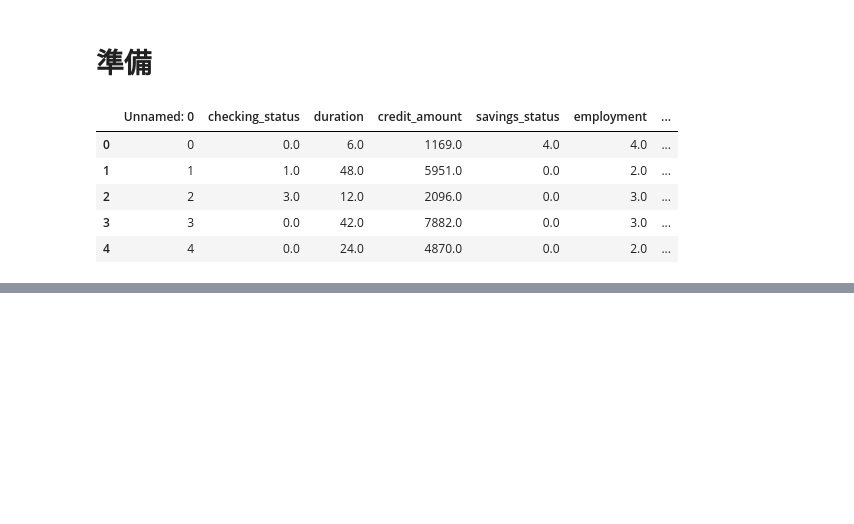
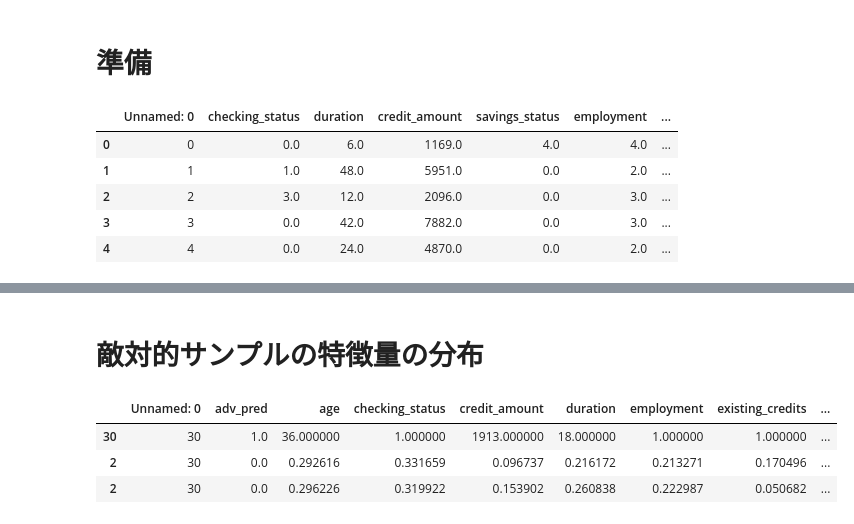
Before and after one commit to ShotaArima/lowprofool_x86, a Jupyter notebook: src/research.ipynb, the cells around one changed output, grey strips where cells are left out. Saved outputs shown, nothing was run; the diff lists cells and outputs as text; code cells hidden in the pictures; blank space fills up the shorter version.

```diff
--- a/src/research.ipynb
+++ b/src/research.ipynb
@@ -18,0 +159,10 @@ df_orig.head()
+# %% [markdown]
+# 敵対的サンプルの特徴量の分布
+# %%
+df_30 = df_compare[df_compare['Unnamed: 0'] == 30]
+df_30
+# %% [output]
+|  | Unnamed: 0 | adv_pred | age | checking_status | credit_amount | duration | employment | existing_credits | ... |
+| 30 | 30 | 1.0 | 36.000000 | 1.000000 | 1913.000000 | 18.000000 | 1.000000 | 1.000000 | ... |
+| 2 | 30 | 0.0 | 0.292616 | 0.331659 | 0.096737 | 0.216172 | 0.213271 | 0.170496 | ... |
+| 2 | 30 | 0.0 | 0.296226 | 0.319922 | 0.153902 | 0.260838 | 0.222987 | 0.050682 | ... |
```
Also changed, not shown: parts of 8 cells of this notebook, 1 other file.
